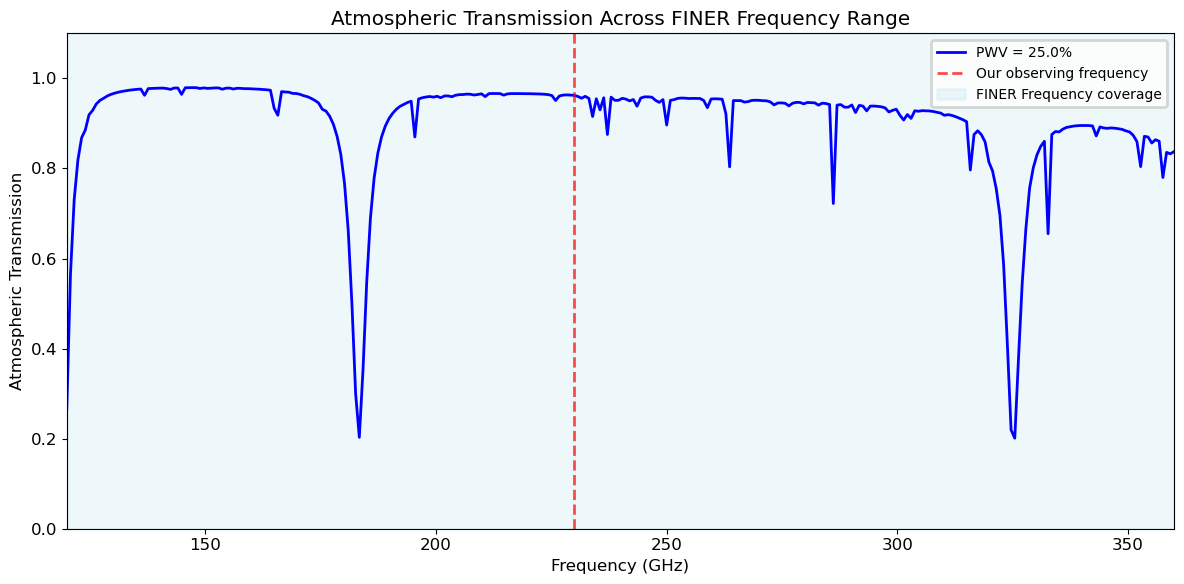
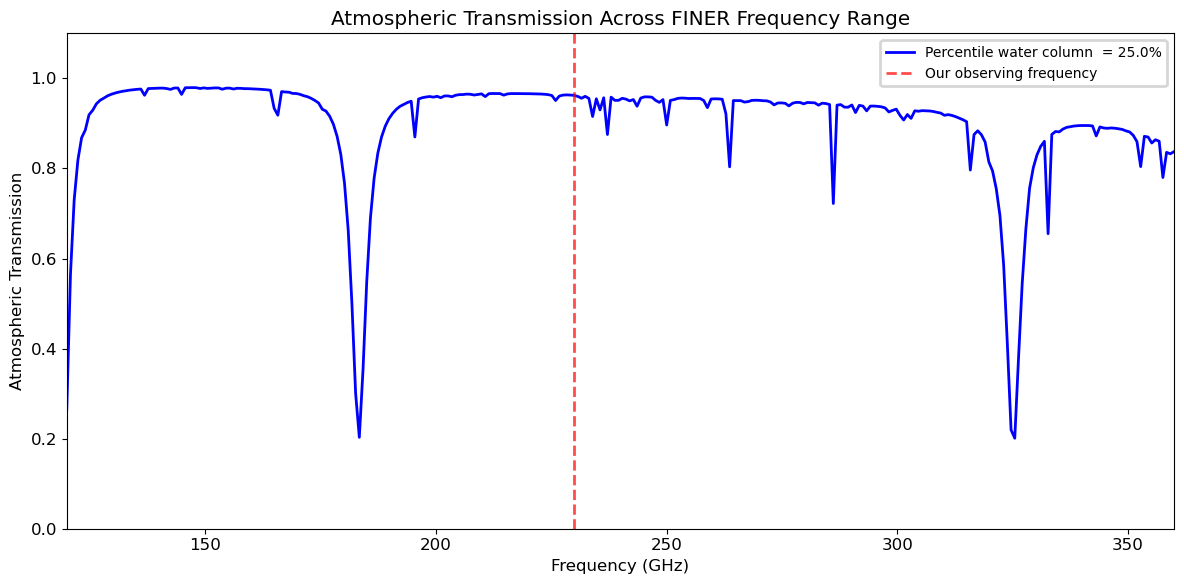
The change to this notebook cell's code, shown as a diff; its figure went from the first image to the second:
--- before
+++ after
@@ -3,5 +3,5 @@
 
 # Plot
-fig, ax = plt.subplots(figsize=(12, 6))
+fig, ax = plt.subplots()
 
 # plot atmospheric transmission over the FINER operational frequency ranges
@@ -9,6 +9,4 @@
 # draw a vertical line at our observing frequency (dashed)
 ax.axvline(calculator.user_input.obs_freq.value, color='r', linestyle='--', alpha=0.7, label='Our observing frequency')
-#draw a box to highlight the operational frequencies of the FINER receiver
-ax.axvspan(frequencies[0],frequencies[-1], color='lightblue', alpha=0.2, label='FINER Frequency coverage')
 
 # label the plot

Commit: Notebook updates based on feedback